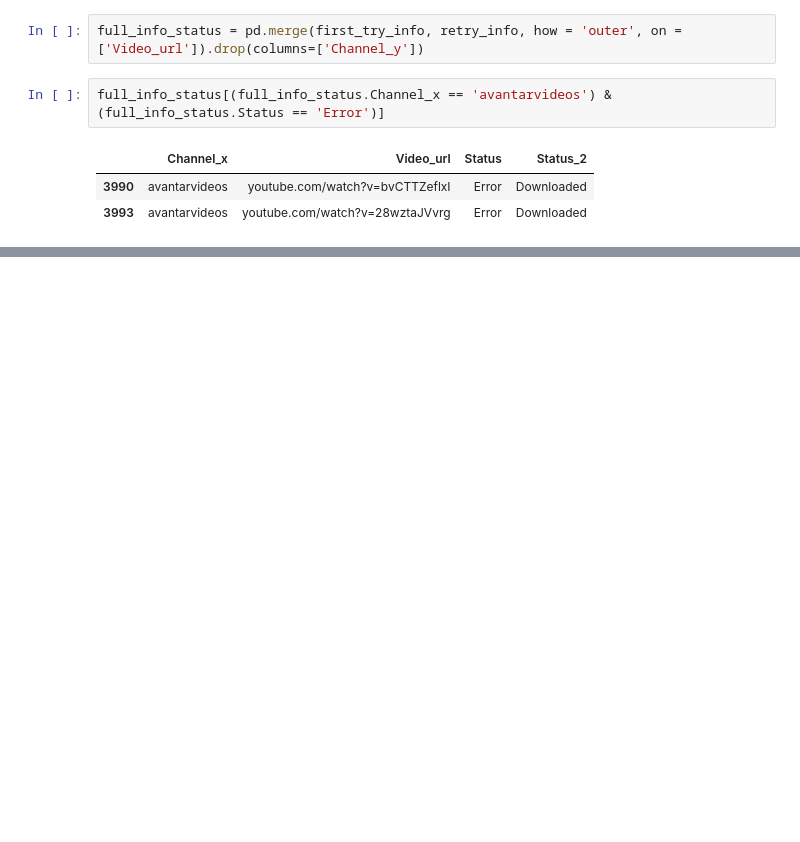
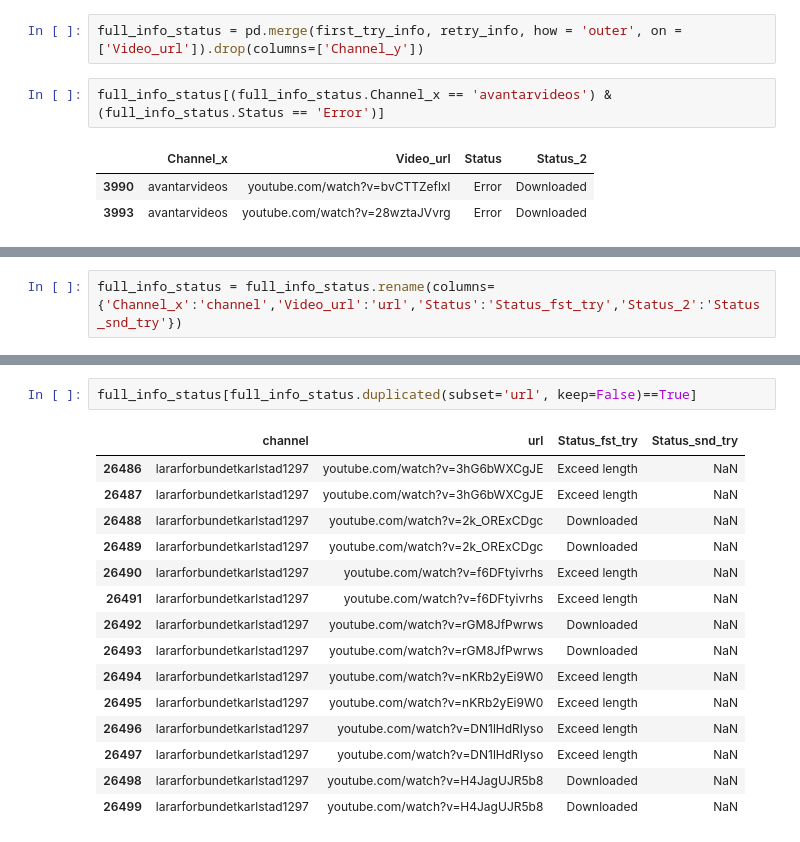
Before and after one commit to DaliaO15/CDHU-katrin_youtube, a Jupyter notebook: prototyping/video_download/downloads_analysis.ipynb, the cells around one changed output, grey strips where cells are left out. Cells and saved outputs as stored; diff of their text form; blank space fills up the shorter version.

```diff
--- a/prototyping/video_download/downloads_analysis.ipynb
+++ b/prototyping/video_download/downloads_analysis.ipynb
@@ -226,0 +216,2 @@ full_info_status.to_parquet(path='../../data_collection/data/videos/full_downloa
+# %%
+full_info_status = full_info_status.rename(columns={'Channel_x':'channel','Video_url':'url','Status':'Status_fst_try','Status_2':'Status_snd_try'})
@@ -226,0 +300,18 @@ full_info_status.to_parquet(path='../../data_collection/data/videos/full_downloa
+# %%
+full_info_status[full_info_status.duplicated(subset='url', keep=False)==True]
+# %% [output]
+|  | channel | url | Status_fst_try | Status_snd_try |
+| 26486 | lararforbundetkarlstad1297 | youtube.com/watch?v=3hG6bWXCgJE | Exceed length | NaN |
+| 26487 | lararforbundetkarlstad1297 | youtube.com/watch?v=3hG6bWXCgJE | Exceed length | NaN |
+| 26488 | lararforbundetkarlstad1297 | youtube.com/watch?v=2k_ORExCDgc | Downloaded | NaN |
+| 26489 | lararforbundetkarlstad1297 | youtube.com/watch?v=2k_ORExCDgc | Downloaded | NaN |
+| 26490 | lararforbundetkarlstad1297 | youtube.com/watch?v=f6DFtyivrhs | Exceed length | NaN |
+| 26491 | lararforbundetkarlstad1297 | youtube.com/watch?v=f6DFtyivrhs | Exceed length | NaN |
+| 26492 | lararforbundetkarlstad1297 | youtube.com/watch?v=rGM8JfPwrws | Downloaded | NaN |
+| 26493 | lararforbundetkarlstad1297 | youtube.com/watch?v=rGM8JfPwrws | Downloaded | NaN |
+| 26494 | lararforbundetkarlstad1297 | youtube.com/watch?v=nKRb2yEi9W0 | Exceed length | NaN |
+| 26495 | lararforbundetkarlstad1297 | youtube.com/watch?v=nKRb2yEi9W0 | Exceed length | NaN |
+| 26496 | lararforbundetkarlstad1297 | youtube.com/watch?v=DN1lHdRIyso | Exceed length | NaN |
+| 26497 | lararforbundetkarlstad1297 | youtube.com/watch?v=DN1lHdRIyso | Exceed length | NaN |
+| 26498 | lararforbundetkarlstad1297 | youtube.com/watch?v=H4JagUJR5b8 | Downloaded | NaN |
+| 26499 | lararforbundetkarlstad1297 | youtube.com/watch?v=H4JagUJR5b8 | Downloaded | NaN |
```
Also changed, not shown: parts of 27 cells of this notebook, 4 other files.
